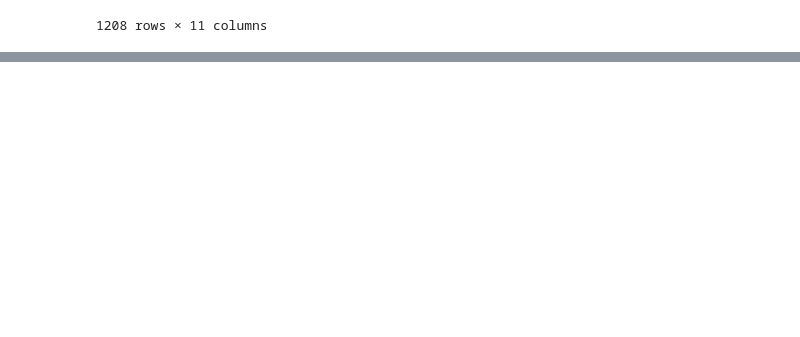
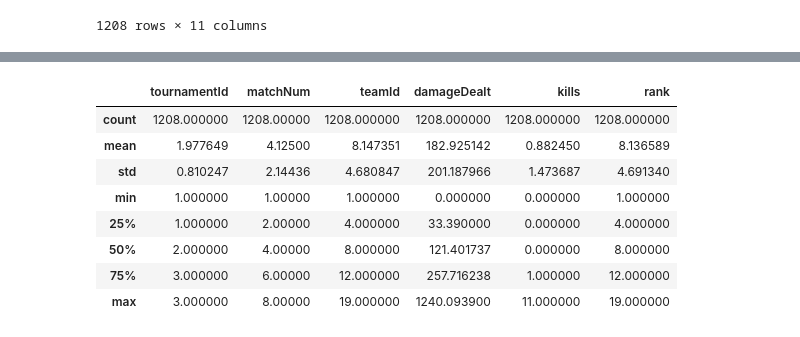
Before and after one commit to Amlaith/pubg_tournament_stats_dev, a Jupyter notebook: rating.ipynb, the cells around one changed output, grey strips where cells are left out. Saved outputs shown, nothing was run; the diff lists cells and outputs as text; code cells hidden in the pictures; blank space fills up the shorter version.

```diff
--- a/rating.ipynb
+++ b/rating.ipynb
@@ -743,0 +791,12 @@ players_results
+# %%
+results.describe()
+# %% [output]
+|  | tournamentId | matchNum | teamId | damageDealt | kills | rank |
+| count | 1208.000000 | 1208.00000 | 1208.000000 | 1208.000000 | 1208.000000 | 1208.000000 |
+| mean | 1.977649 | 4.12500 | 8.147351 | 182.925142 | 0.882450 | 8.136589 |
+| std | 0.810247 | 2.14436 | 4.680847 | 201.187966 | 1.473687 | 4.691340 |
+| min | 1.000000 | 1.00000 | 1.000000 | 0.000000 | 0.000000 | 1.000000 |
+| 25% | 1.000000 | 2.00000 | 4.000000 | 33.390000 | 0.000000 | 4.000000 |
+| 50% | 2.000000 | 4.00000 | 8.000000 | 121.401737 | 0.000000 | 8.000000 |
+| 75% | 3.000000 | 6.00000 | 12.000000 | 257.716238 | 1.000000 | 12.000000 |
+| max | 3.000000 | 8.00000 | 19.000000 | 1240.093900 | 11.000000 | 19.000000 |
```
Also changed, not shown: parts of 8 cells of this notebook, 1 other file.
